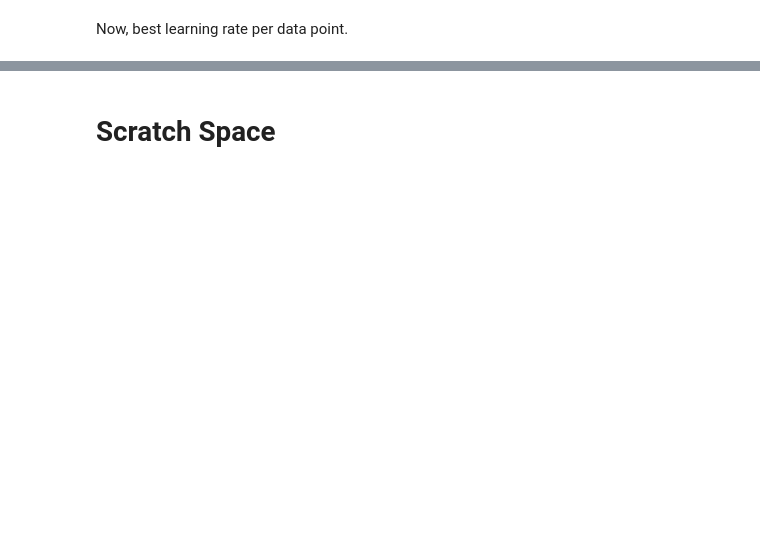
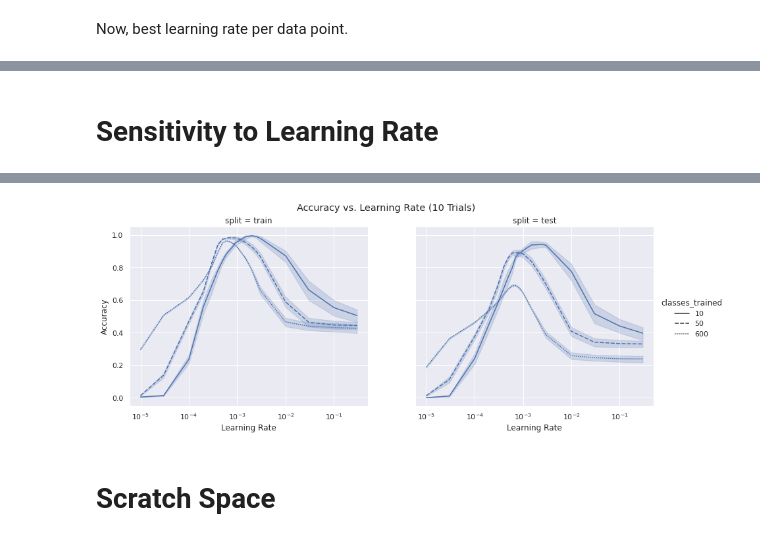
Before and after one commit to uvm-neurobotics-lab/higherANML, a Jupyter notebook: notebooks/anml-meta-test-eval.ipynb, the cells around one changed output, grey strips where cells are left out. Saved outputs shown, nothing was run; the diff lists cells and outputs as text; code cells hidden in the pictures; blank space fills up the shorter version.

Commit message:
Update eval notebooks.
Added a new notebook for comparing multiple models.

```diff
--- a/notebooks/anml-meta-test-eval.ipynb
+++ b/notebooks/anml-meta-test-eval.ipynb
@@ -178,0 +185,73 @@ Final accuracy on 600 classes: 68.5% (std: 0.6%)
+# %% [markdown]
+# Sensitivity to Learning Rate
+# %%
+%%time
+
+import warnings
+from numbers import Number
+
+# We want to plot the result of learning this number of classes across different choices of learning rate.
+def plot_perf_vs_learning_rate(df, num_classes_learned, lr_range=None):
+
+    # Filter down to just the slice that has learned this many classes.
+    if isinstance(num_classes_learned, Number):
+        # Convert to list of numbers first.
+        num_classes_learned = [num_classes_learned]
+    classes_trained = df.index.get_level_values("classes_trained")
+    df = df.loc[classes_trained.map(lambda x: x in num_classes_learned), :]
+
+    # Filter to only the desired learning rates.
+    if lr_range:
+        assert len(lr_range) == 2
+        lrs = df.index.get_level_values("lr")
+        rows = (lrs >= lr_range[0]) & (lrs <= lr_range[1])
+        df = df.loc[rows, :]
+
+    # We want to make sure we are not accidentally aggregating across runs with different configs.
+    ensure_unique(df, ["dataset", "num_test_examples"])
+    # Only add more levels of nesting if needed.
+    hue = None
+    if df.index.get_level_values("model").nunique() > 1:
+        hue = "model"
+    style = None
+    nte = df.index.get_level_values("num_train_examples")
+    ct = df.index.get_level_values("classes_trained")
+    if nte.nunique() > 1 and ct.nunique() > 1:
+        # We can't have both of these at once.
+        raise RuntimeError("Cannot show multiple values of both 'num_train_examples' and 'classes_trained'.")
+    elif ct.nunique() > 1:
+        style = "classes_trained"
+    elif nte.nunique() > 1:
+        style = "num_train_examples"
+
+    # Temporarily suppress this annoying and unnecessary warning coming from Seaborn.
+    with warnings.catch_warnings():
+        warnings.filterwarnings("ignore", message=".*not compatible with tight_layout.*")
+        fg = sns.relplot(
+            data=df,
+            x="lr",
+            y="accuracy",
+            col="split",
+            hue=hue,
+            style=style,
+            palette="tab10",
+            kind="line",
+            #ci="sd",  # Remove this to plot 95% CI instead. It will take a long time.
+            aspect=1.3,
+            facet_kws=dict(gridspec_kws=dict(top=0.88))
+        )
+    # Adjust labels.
+    ntrials = df.index.get_level_values("trial").nunique()
+    fg.set(xscale="log")
+    cls_text = ""
+    if len(num_classes_learned) == 1:
+        cls_text = f"{num_classes_learned[0]} Classes; "
+    fg.figure.suptitle(f"Accuracy vs. Learning Rate ({cls_text}{ntrials} Trials)")
+    fg.set_axis_labels("Learning Rate", "Accuracy")
+
+
+# Determine which point(s) on the learning trajectories to plot.
+num_classes = [10, 50, 600]
+# Now do the plotting.
+plot_perf_vs_learning_rate(overall_accuracy, num_classes)#, lr_range=(float("-inf"), 0.03))
+# %% [output]
@@ -179,3 +260,4 @@ Final accuracy on 600 classes: 68.5% (std: 0.6%)
+[figure, added]
 # %% [markdown]
 # Scratch Space
 # %%
```
Also changed, not shown: parts of 8 cells of this notebook, 1 other file.
